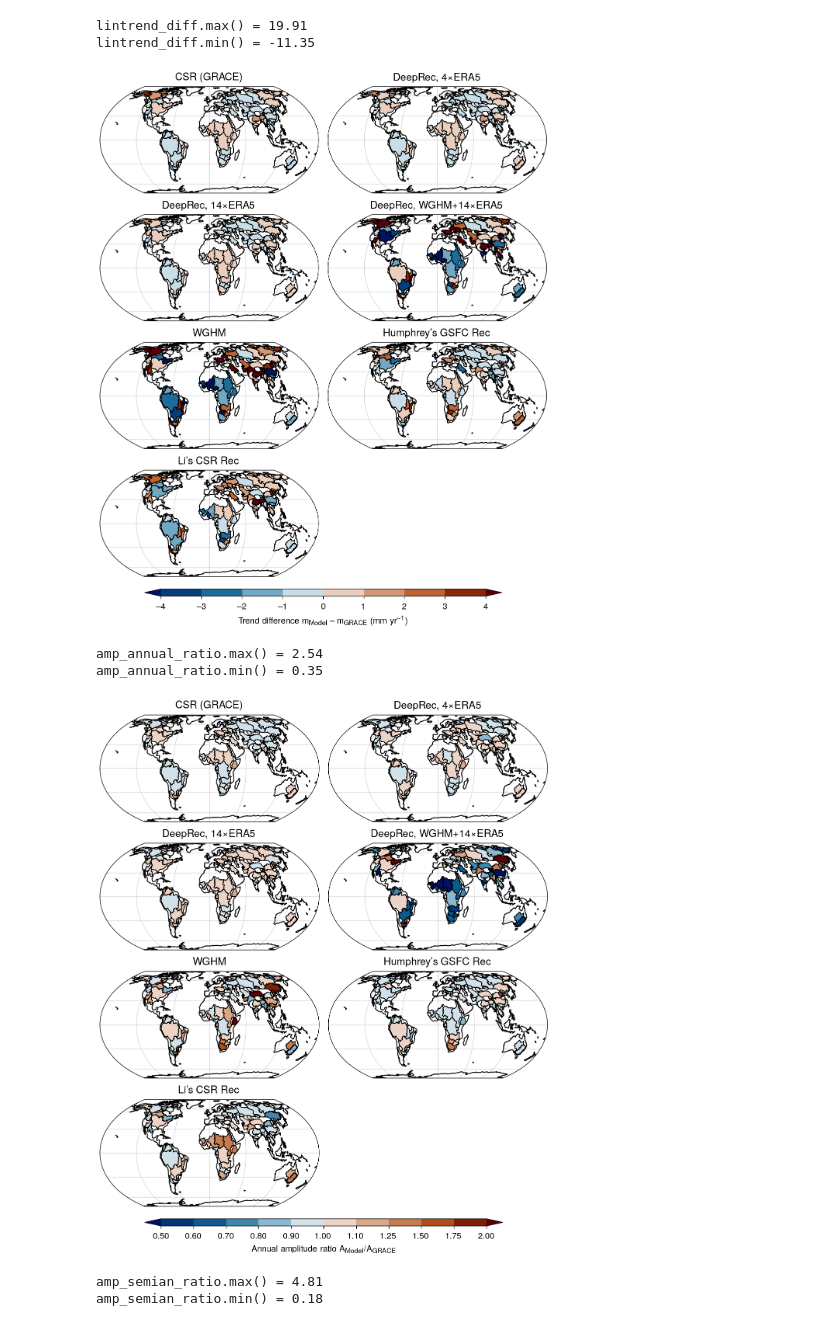
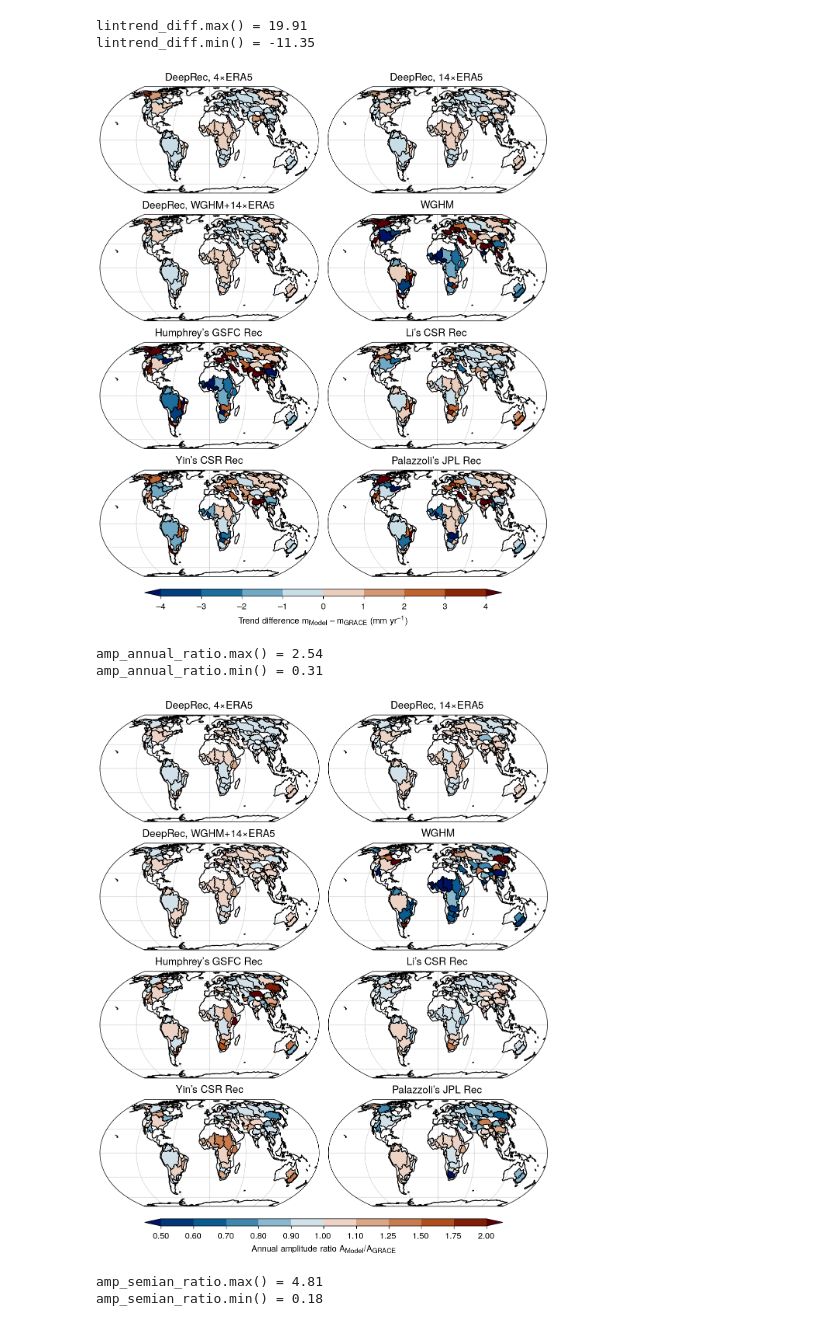
Before and after one commit to lqgentner/deeprec, a Jupyter notebook: notebooks/20-si-plots/grace-decomposition.ipynb, the cells around one changed output. Drawn from its saved outputs; the diff is of its cells as text; code cells hidden in the pictures.

```diff
--- a/notebooks/20-si-plots/grace-decomposition.ipynb
+++ b/notebooks/20-si-plots/grace-decomposition.ipynb
@@ -69,6 +69,7 @@ names_verbose = {
     "humphrey_gsfc_detrend": "Humphrey's GSFC Rec",
     "li_csr_full": "Li's CSR Rec",
     "yin_csr_full": "Yin's CSR Rec",
+    "palazzoli_jpl_full": "Palazzoli's JPL Rec",
     "twsa_csr": "CSR (GRACE)",
 }
 eval_names = list(names_verbose.keys())
@@ -415,42 +418,42 @@ p = lintrend_diff.dr.projplot_basins(
     **plot_kwargs,
 )
 
-for ax, model in zip(p.axs.flat, da_lintrend.model.values):
+for ax, model in zip(p.axs.flat, lintrend_diff.model.values):
     ax.set_title(names_verbose[model])
     gdf_basin_shapes.dr.projplot(ax=ax, **basinlines_kwargs)
 
 p.fig.savefig(FIGURE_DIR / "decomp_grace-era_trend_diff.pdf", backend="pgf")
 # %% [output]
-[figure, old version]
+[figure, new version]
 # %%
 print(f"{amp_annual_ratio.max() = :.2f}")
 print(f"{amp_annual_ratio.min() = :.2f}")
 # %% [output]
 amp_annual_ratio.max() = 2.54
-amp_annual_ratio.min() = 0.35
+amp_annual_ratio.min() = 0.31
 # %%
 plot_kwargs["cbar_kwargs"]["label"] = (
     r"Annual amplitude ratio $A_\text{Model} / A_\text{GRACE}$"
 )
 levels = [0.5, 0.6, 0.7, 0.8, 0.9, 1.0, 1.1, 1.25, 1.5, 1.75, 2.0]
 
 plot_kwargs["cbar_kwargs"]["ticks"] = levels
 
 p = amp_annual_ratio.dr.projplot_basins(
     da_grid.drop_sel(model=target_name),
     col="model",
     cmap=cmc.vik,
     levels=levels,
     **plot_kwargs,
 )
 
-for ax, model in zip(p.axs.flat, da_lintrend.model.values):
+for ax, model in zip(p.axs.flat, amp_annual_ratio.model.values):
     ax.set_title(names_verbose[model])
     gdf_basin_shapes.dr.projplot(ax=ax, **basinlines_kwargs)
 
 p.fig.savefig(FIGURE_DIR / "decomp_grace-era_amp-annual_ratio.pdf", backend="pgf")
 # %% [output]
-[figure, old version]
+[figure, new version]
 # %%
 print(f"{amp_semian_ratio.max() = :.2f}")
 print(f"{amp_semian_ratio.min() = :.2f}")
```
Also changed, not shown: parts of 7 cells of this notebook, 15 other files.
